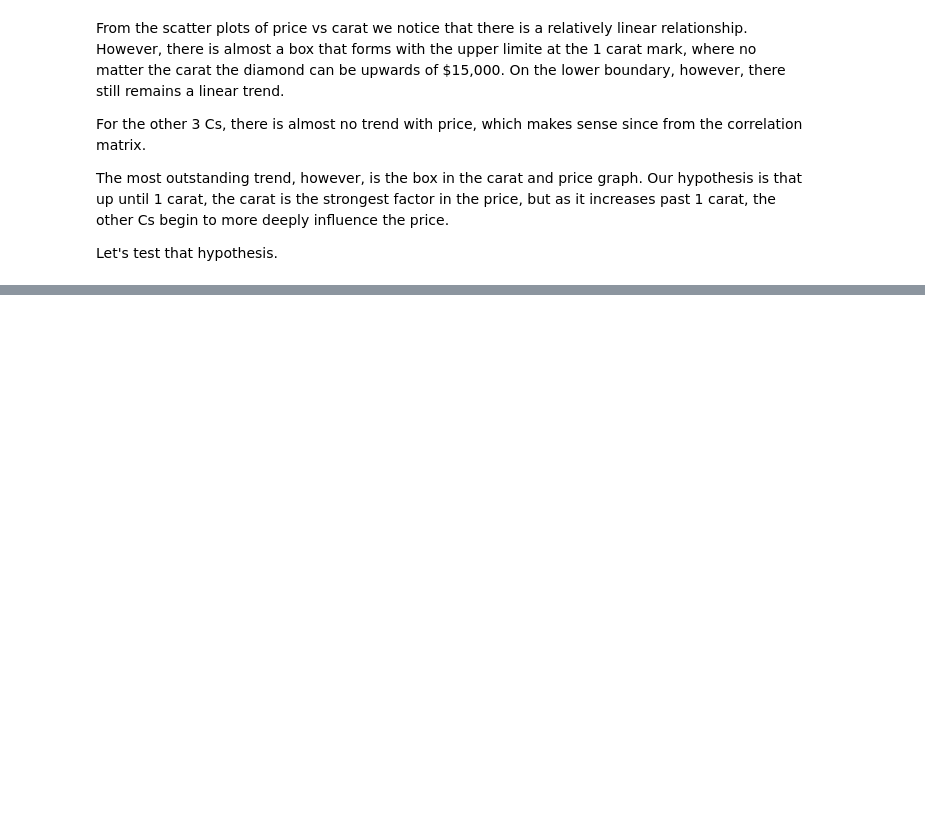
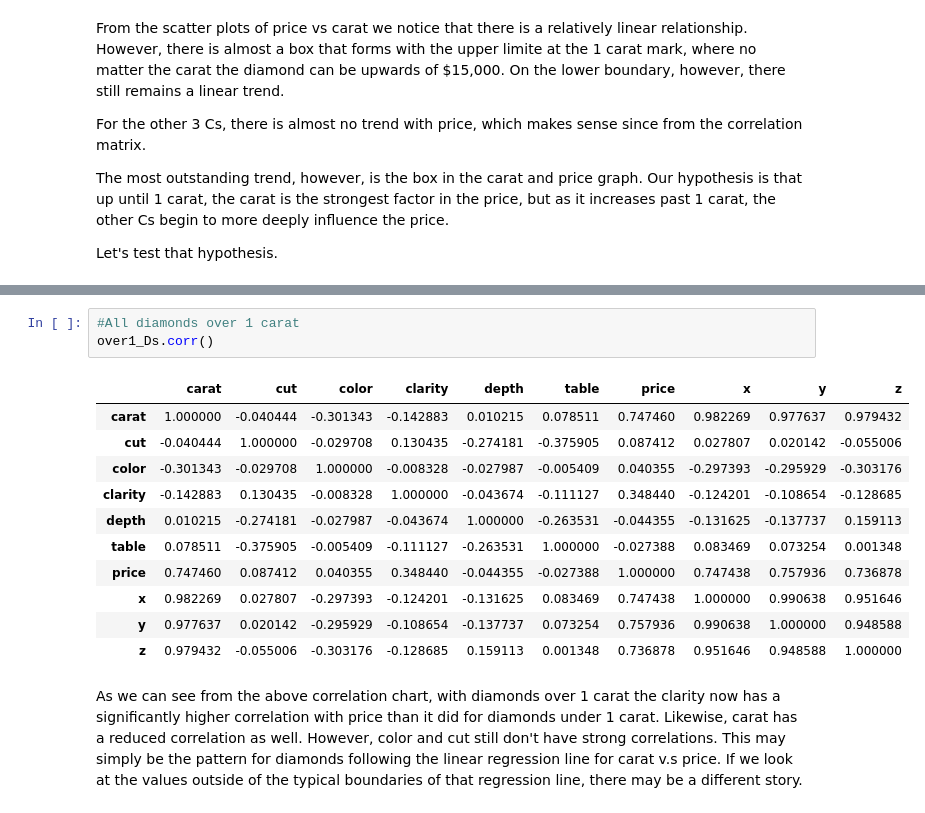
Before and after one commit to Jbglet29/AIT580_T7_Final_Project, a Jupyter notebook: AIT580_T7_GCT_Final_Project.ipynb, the cells around one changed output, grey strips where cells are left out. Saved outputs shown, nothing was run; the diff lists cells and outputs as text; blank space fills up the shorter version.

```diff
--- a/AIT580_T7_GCT_Final_Project.ipynb
+++ b/AIT580_T7_GCT_Final_Project.ipynb
@@ -390,0 +356,17 @@ low_Ds.describe()
+# %%
+#All diamonds over 1 carat
+over1_Ds.corr()
+# %% [output]
+|  | carat | cut | color | clarity | depth | table | price | x | y | z |
+| carat | 1.000000 | -0.040444 | -0.301343 | -0.142883 | 0.010215 | 0.078511 | 0.747460 | 0.982269 | 0.977637 | 0.979432 |
+| cut | -0.040444 | 1.000000 | -0.029708 | 0.130435 | -0.274181 | -0.375905 | 0.087412 | 0.027807 | 0.020142 | -0.055006 |
+| color | -0.301343 | -0.029708 | 1.000000 | -0.008328 | -0.027987 | -0.005409 | 0.040355 | -0.297393 | -0.295929 | -0.303176 |
+| clarity | -0.142883 | 0.130435 | -0.008328 | 1.000000 | -0.043674 | -0.111127 | 0.348440 | -0.124201 | -0.108654 | -0.128685 |
+| depth | 0.010215 | -0.274181 | -0.027987 | -0.043674 | 1.000000 | -0.263531 | -0.044355 | -0.131625 | -0.137737 | 0.159113 |
+| table | 0.078511 | -0.375905 | -0.005409 | -0.111127 | -0.263531 | 1.000000 | -0.027388 | 0.083469 | 0.073254 | 0.001348 |
+| price | 0.747460 | 0.087412 | 0.040355 | 0.348440 | -0.044355 | -0.027388 | 1.000000 | 0.747438 | 0.757936 | 0.736878 |
+| x | 0.982269 | 0.027807 | -0.297393 | -0.124201 | -0.131625 | 0.083469 | 0.747438 | 1.000000 | 0.990638 | 0.951646 |
+| y | 0.977637 | 0.020142 | -0.295929 | -0.108654 | -0.137737 | 0.073254 | 0.757936 | 0.990638 | 1.000000 | 0.948588 |
+| z | 0.979432 | -0.055006 | -0.303176 | -0.128685 | 0.159113 | 0.001348 | 0.736878 | 0.951646 | 0.948588 | 1.000000 |
+# %% [markdown]
+As we can see from the above correlation chart, with diamonds over 1 carat the clarity now has a significantly higher correlation with price than it did for diamonds under 1 carat. Likewise, carat has a reduced correlation as well. However, color and cut still don't have strong correlations. This may simply be the pattern for diamonds following the linear regression line for carat v.s price. If we look at the values outside of the typical boundaries of that regression line, there may be a different story.
```
Also changed, not shown: parts of 63 cells of this notebook.
